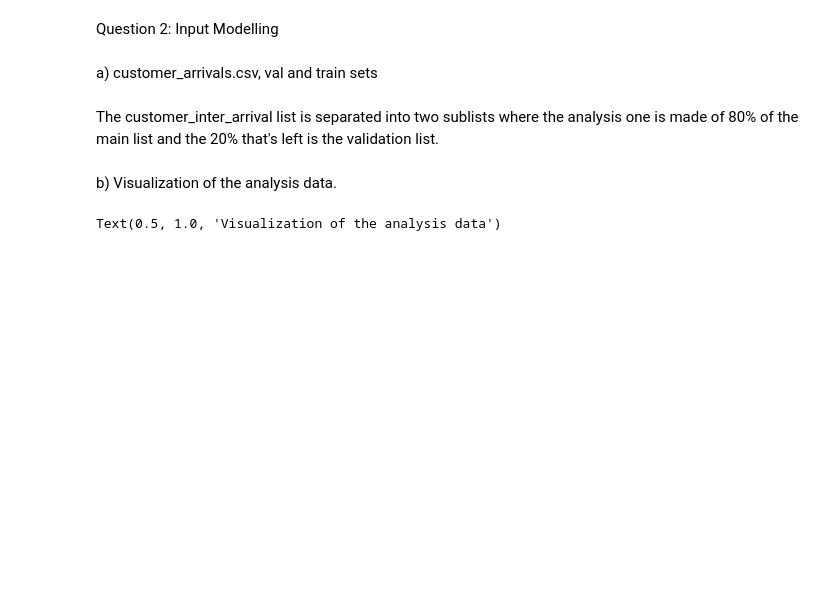
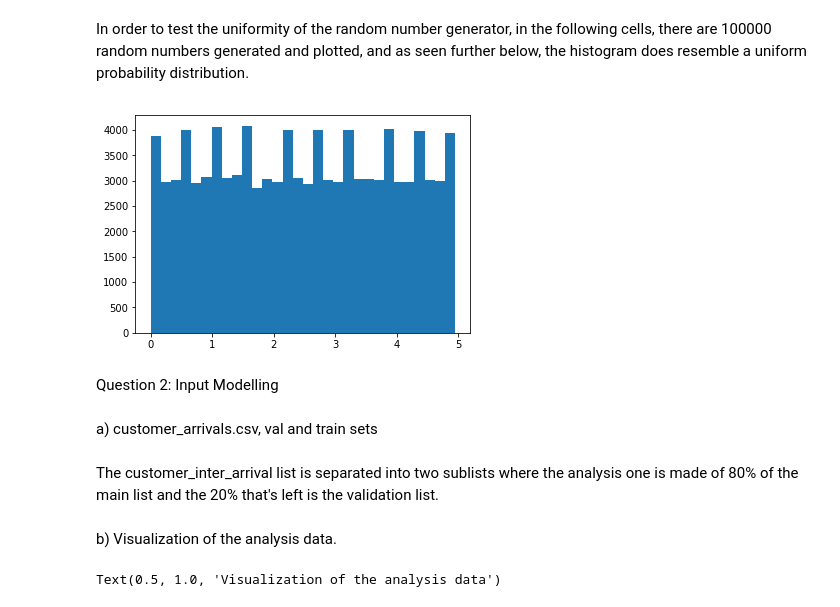
Before and after one commit to MarevaZenelaj/DES-HW3, a Jupyter notebook: Des Hw3.ipynb, the cells around one changed output. Saved outputs shown, nothing was run; the diff lists cells and outputs as text; code cells hidden in the pictures; blank space fills up the shorter version.

```diff
--- a/Des Hw3.ipynb
+++ b/Des Hw3.ipynb
@@ -8,8 +12,13 @@ def randomNumber(lowerLimit, upperLimit,k):
     a = 21
     c = 49
     y = seed
+    list_numbers = {y}
     for i in range(k):
         y = (y*a+c) % m
-    y = y*(upperLimit-lowerLimit)/100+ lowerLimit
-
-    return y
+        list_numbers.add(y)
+    return list_numbers
+# %%
+def customRandomNumber(lowerLimit, upperLimit):
+    sequence = list(randomNumber(lowerLimit, upperLimit,100000))
+    index = int(randint(0, len(sequence)-1))
+    return sequence[index]*(upperLimit-lowerLimit)/100+ lowerLimit
@@ -16,3 +27,11 @@ def randomNumber(lowerLimit, upperLimit,k):
+# %% [markdown]
+In order to test the uniformity of the random number generator, in the following cells, there are 100000 random numbers generated and plotted, and as seen further below, the histogram does resemble a uniform probability distribution.
+# %%
+test = [customRandomNumber(0,5) for i in range(100000)]
+# %%
+plot_test = plt.hist(test, bins=30)
+# %% [output]
+[figure, added]
 # %% [markdown]
 Question 2: Input Modelling
 # %% [markdown]
```
Also changed, not shown: parts of 36 cells of this notebook, 11 other files.
